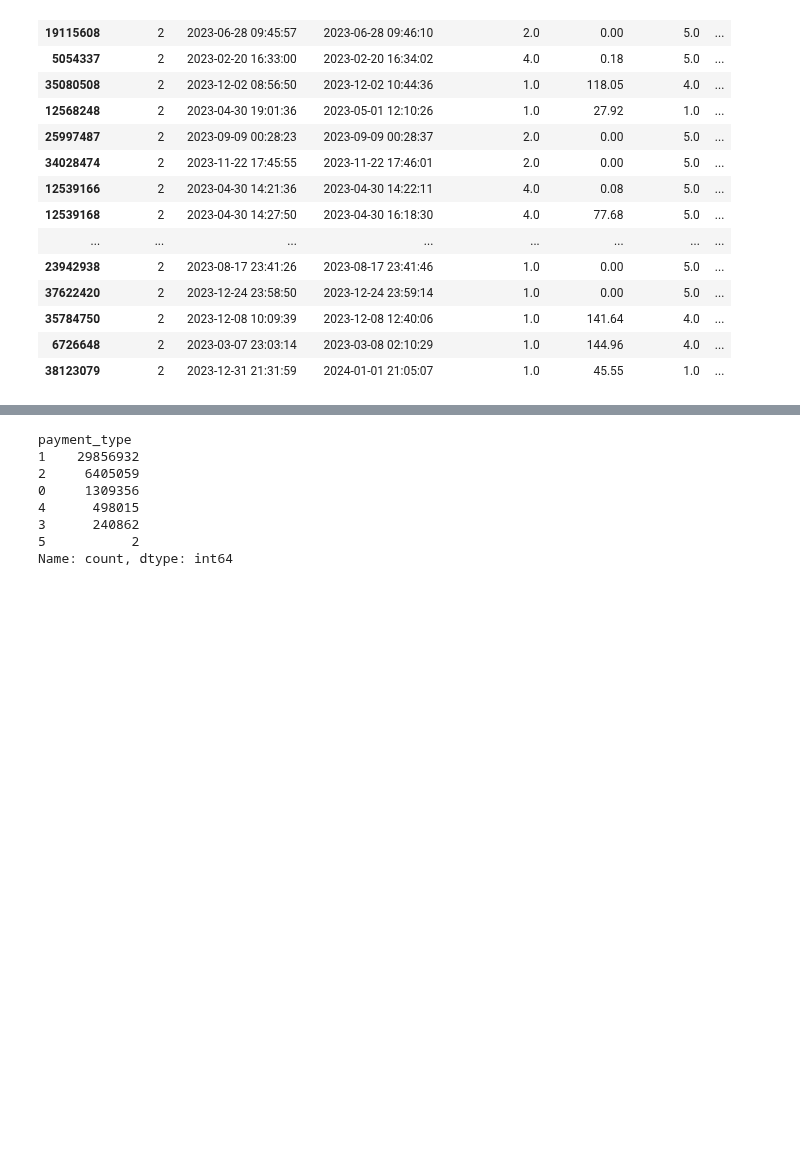
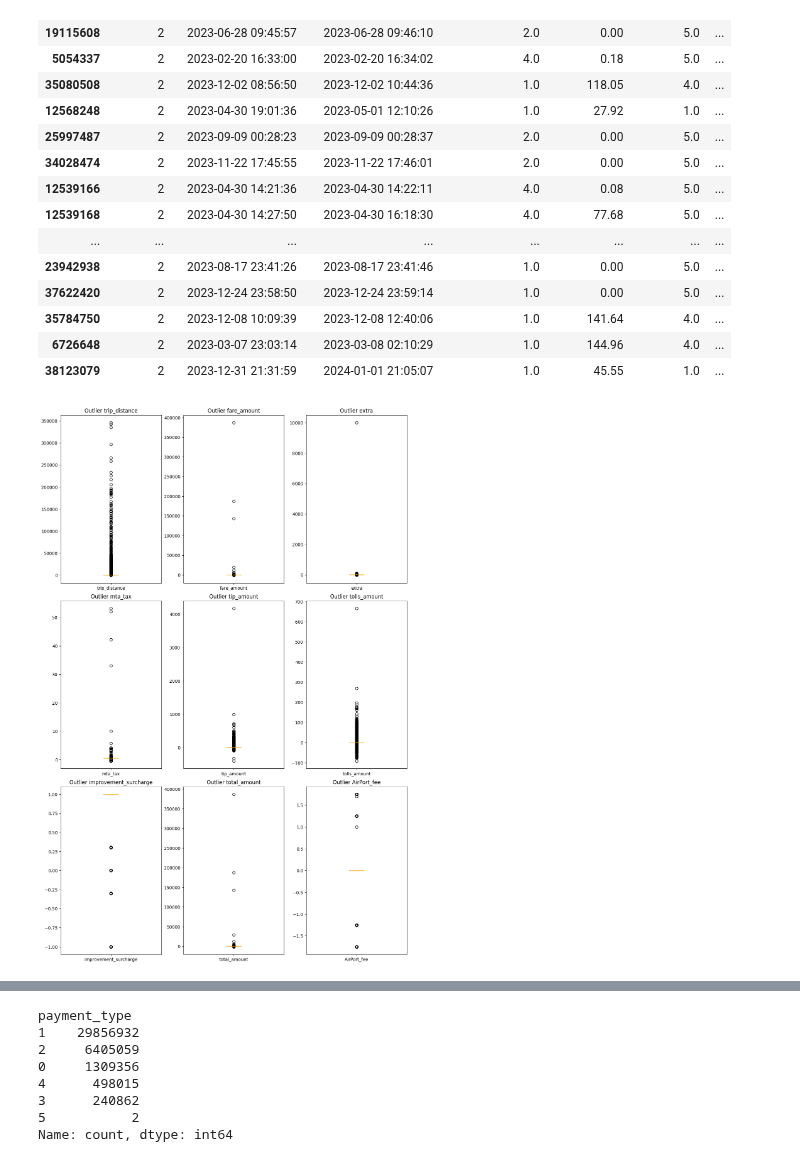
Before and after one commit to YuliaVK/Data-Analytics, a Jupyter notebook: NYC_taxi/notebooks/EDA.ipynb, the cells around one changed output, grey strips where cells are left out. Saved outputs shown, nothing was run; the diff lists cells and outputs as text; code cells hidden in the pictures; blank space fills up the shorter version.

Commit message:
investigating - dist. &  outliers

```diff
--- a/NYC_taxi/notebooks/EDA.ipynb
+++ b/NYC_taxi/notebooks/EDA.ipynb
@@ -255,3 +255,21 @@ total_amount_sorted.tail(20)
 | 35784750 | 2 | 2023-12-08 10:09:39 | 2023-12-08 12:40:06 | 1.0 | 141.64 | 4.0 | ... |
 | 6726648 | 2 | 2023-03-07 23:03:14 | 2023-03-08 02:10:29 | 1.0 | 144.96 | 4.0 | ... |
 | 38123079 | 2 | 2023-12-31 21:31:59 | 2024-01-01 21:05:07 | 1.0 | 45.55 | 1.0 | ... |
+# %%
+subplt, axs = plt.subplots(3,3, figsize=(12, 18))
+subplt.tight_layout(pad=2.0)
+col, row = 0,0
+float_mask = ['trip_distance', 'fare_amount', 'extra', 'mta_tax', 'tip_amount', 'tolls_amount' , \
+               'improvement_surcharge', 'total_amount', 'AirPort_fee']
+
+for column in float_mask:
+    try:
+        if row == 3 and col < 3:
+            col = col+1
+            row = 0
+        merged_data[column].plot(kind="box", ax=axs[col][row], title=f'Outlier {column}', color='#f7b731')
+        row = row + 1
+    except:
+        pass
+# %% [output]
+[figure, added]
```
Also changed, not shown: parts of 1 cell of this notebook.
